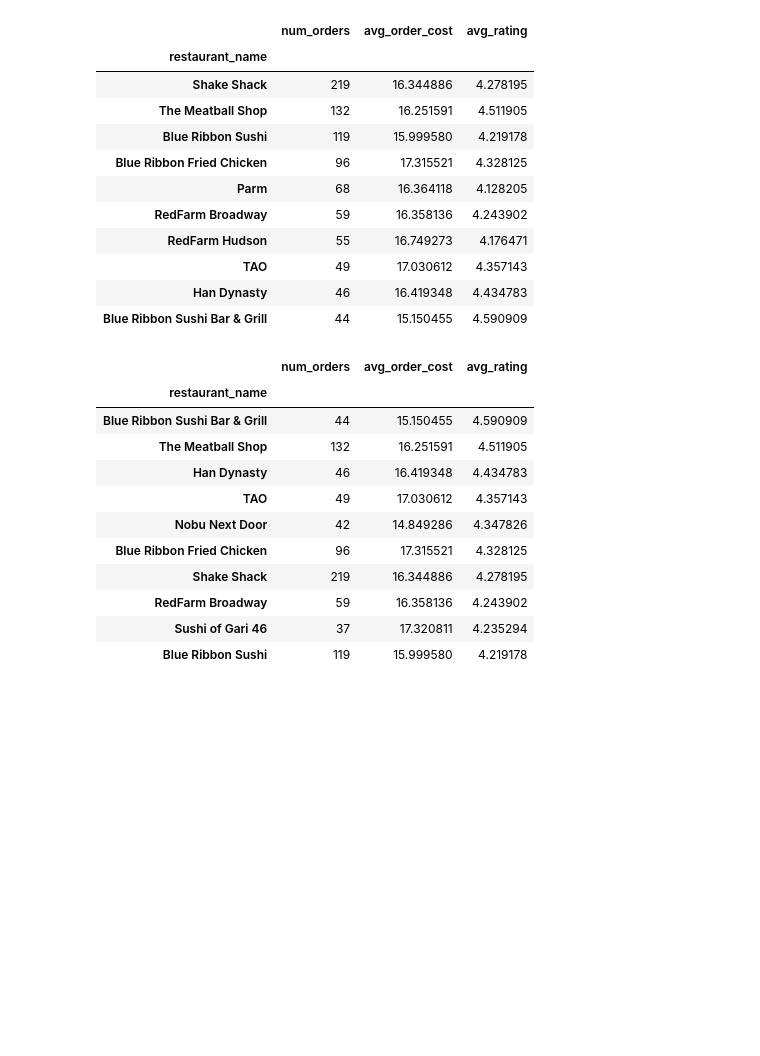
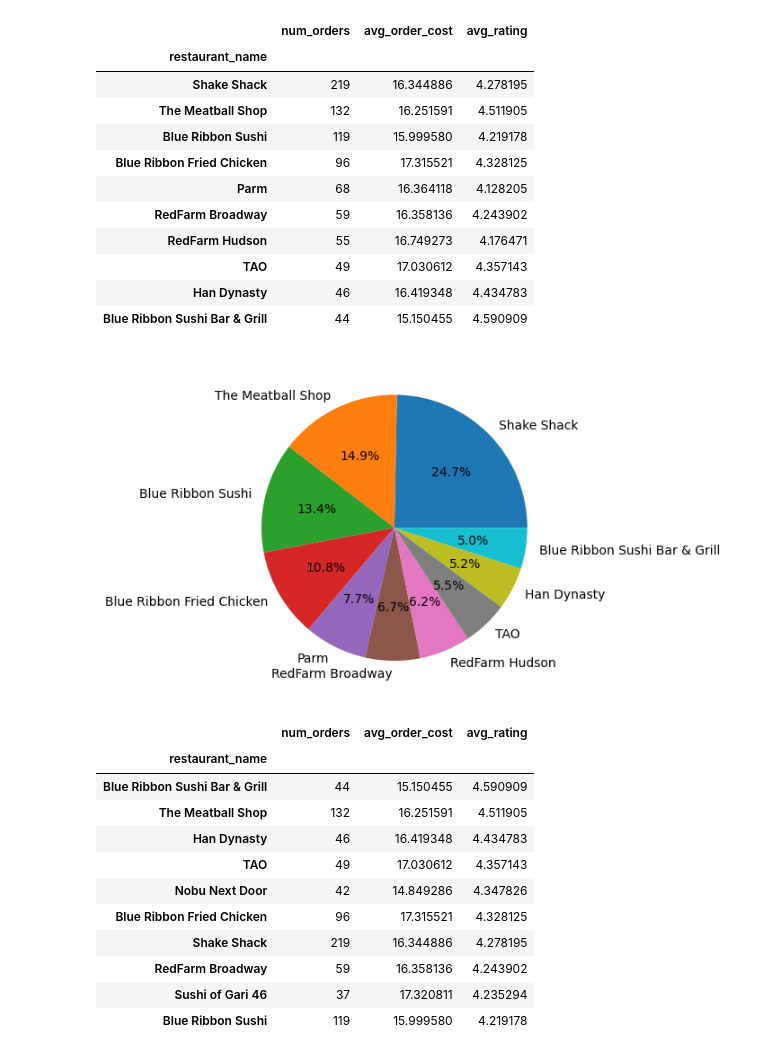
Before and after one commit to MausVII/nyc_restaurants_pandas_exploration, a Jupyter notebook: exploration.ipynb, the cells around one changed output. Drawn from its saved outputs; the diff is of its cells as text; code cells hidden in the pictures; blank space fills up the shorter version.

Commit message:
some graphs

```diff
--- a/exploration.ipynb
+++ b/exploration.ipynb
@@ -87,6 +89,11 @@ popular_restaurants.sort_values('num_orders', ascending=False).head(10)
 | TAO | 49 | 17.030612 | 4.357143 |
 | Han Dynasty | 46 | 16.419348 | 4.434783 |
 | Blue Ribbon Sushi Bar & Grill | 44 | 15.150455 | 4.590909 |
+# %%
+sorted_restaurants = popular_restaurants.sort_values('num_orders', ascending=False).head(10)
+plt.pie(sorted_restaurants['num_orders'], labels=sorted_restaurants.index, autopct='%1.1f%%');
+# %% [output]
+[figure, added]
 # %%
 popular_restaurants.sort_values('avg_rating', ascending=False)[popular_restaurants['num_orders'] > 30].head(10)
 # %% [output]
```
Also changed, not shown: parts of 3 cells of this notebook.
